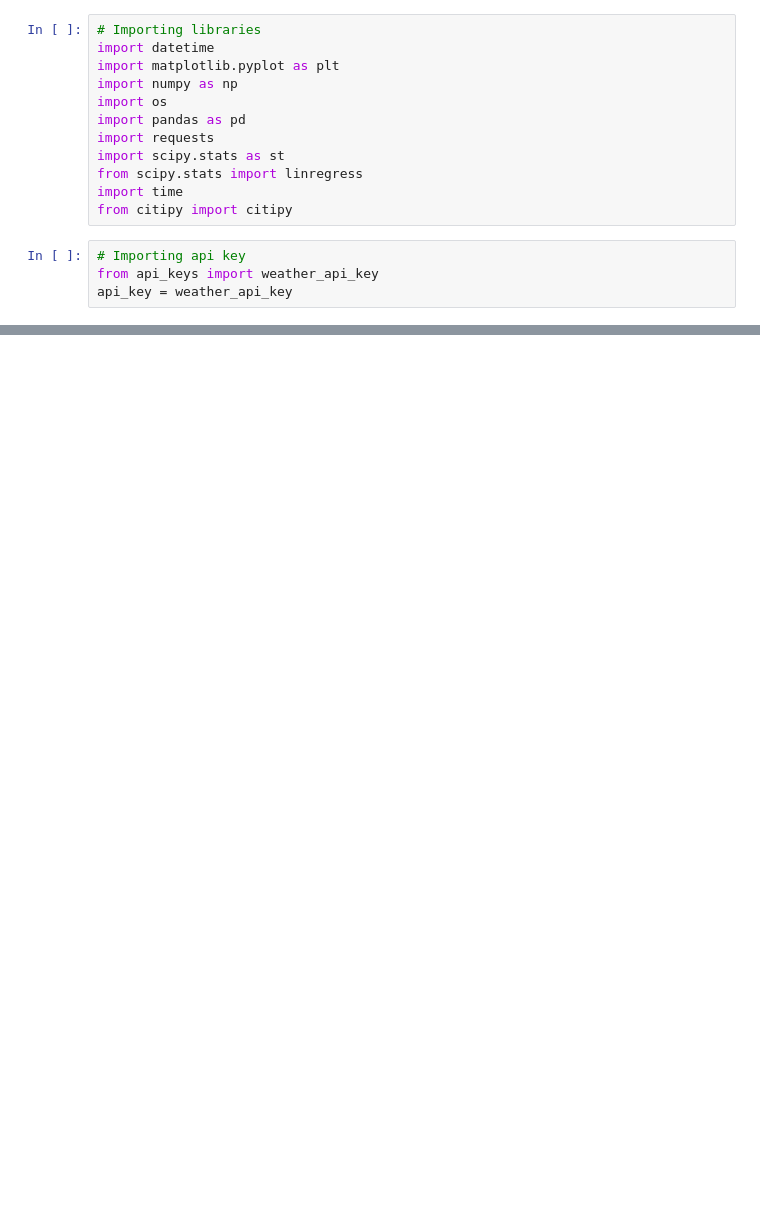
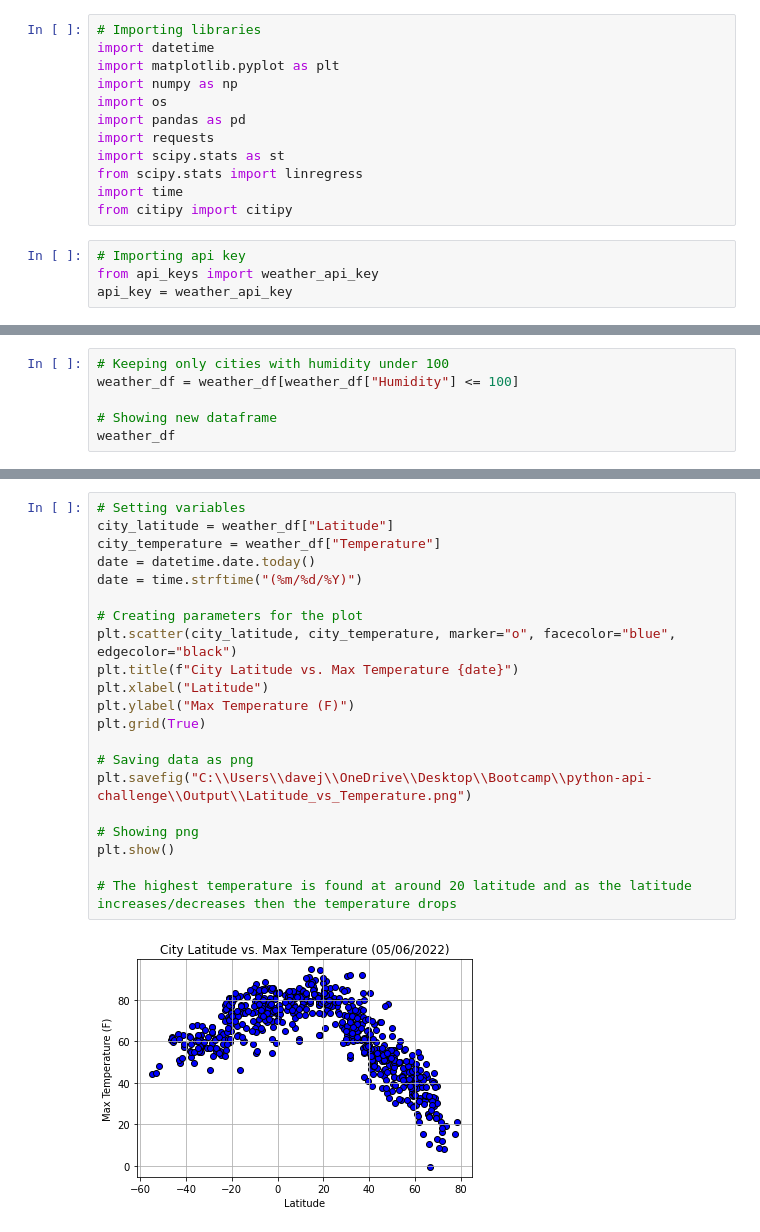
Before and after one commit to DJAMES152/python-api-challenge, a Jupyter notebook: WeatherPy/WeatherPy.ipynb, the cells around one changed output, grey strips where cells are left out. Saved outputs shown, nothing was run; the diff lists cells and outputs as text; blank space fills up the shorter version.

```diff
--- a/WeatherPy/WeatherPy.ipynb
+++ b/WeatherPy/WeatherPy.ipynb
@@ -138,0 +139,6 @@ weather_df
+# %%
+# Keeping only cities with humidity under 100
+weather_df = weather_df[weather_df["Humidity"] <= 100]
+
+# Showing new dataframe
+weather_df
@@ -138,0 +159,23 @@ weather_df
+# %%
+# Setting variables
+city_latitude = weather_df["Latitude"]
+city_temperature = weather_df["Temperature"]
+date = datetime.date.today()
+date = time.strftime("(%m/%d/%Y)")
+
+# Creating parameters for the plot
+plt.scatter(city_latitude, city_temperature, marker="o", facecolor="blue", edgecolor="black")
+plt.title(f"City Latitude vs. Max Temperature {date}")
+plt.xlabel("Latitude")
+plt.ylabel("Max Temperature (F)")
+plt.grid(True)
+
+# Saving data as png
+plt.savefig("C:\\Users\\davej\\OneDrive\\Desktop\\Bootcamp\\python-api-challenge\\Output\\Latitude_vs_Temperature.png")
+
+# Showing png
+plt.show()
+
+# The highest temperature is found at around 20 latitude and as the latitude increases/decreases then the temperature drops
+# %% [output]
+[figure, added]
```
Also changed, not shown: parts of 16 cells of this notebook, 15 other files.
